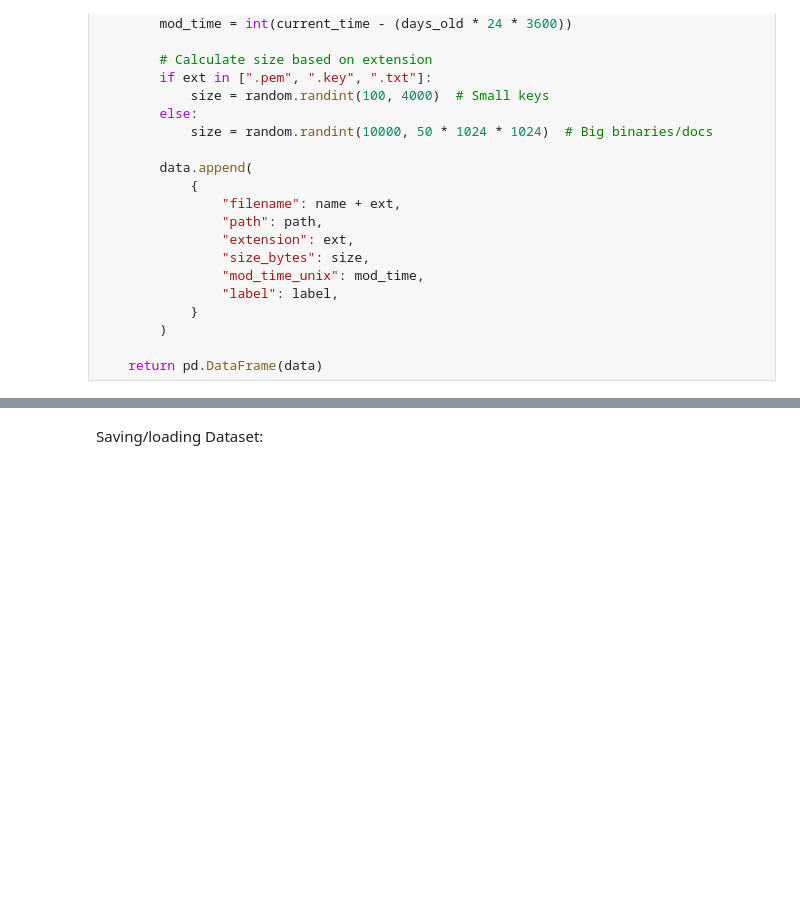
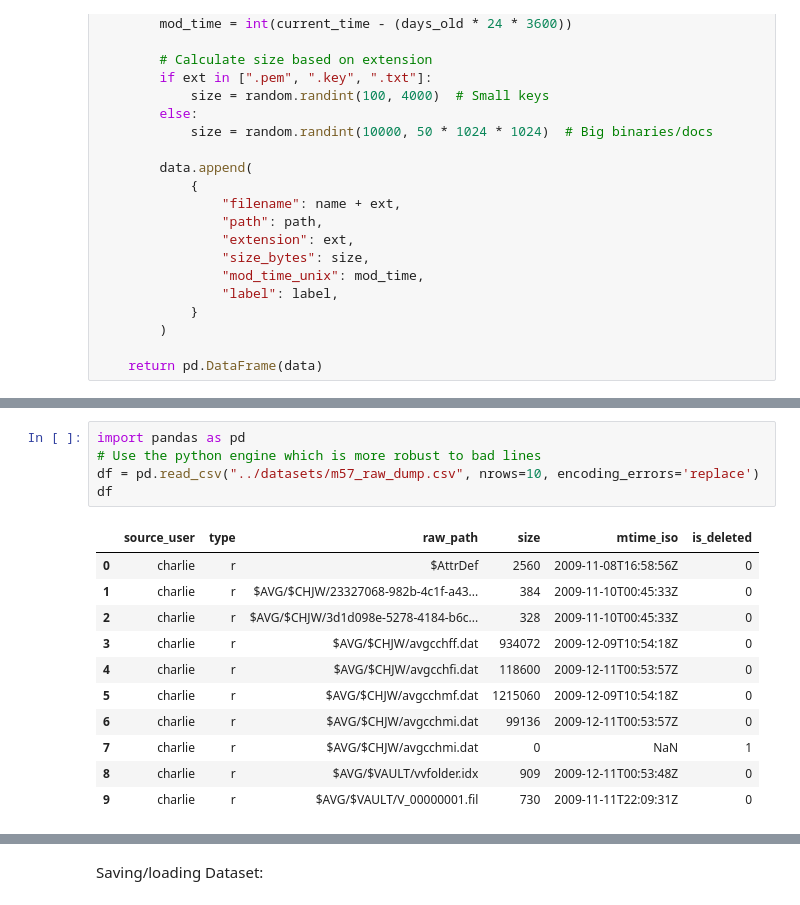
Before and after one commit to Crashededed/ML-Powered_File_Prioritization_Engine, a Jupyter notebook: src/CyberProjectDataset.ipynb, the cells around one changed output, grey strips where cells are left out. Drawn from its saved outputs; the diff is of its cells as text; blank space fills up the shorter version.

```diff
--- a/src/CyberProjectDataset.ipynb
+++ b/src/CyberProjectDataset.ipynb
@@ -119,0 +220,17 @@ def generate_dataset():
+# %%
+import pandas as pd
+# Use the python engine which is more robust to bad lines
+df = pd.read_csv("../datasets/m57_raw_dump.csv", nrows=10, encoding_errors='replace')
+df
+# %% [output]
+|  | source_user | type | raw_path | size | mtime_iso | is_deleted |
+| 0 | charlie | r | $AttrDef | 2560 | 2009-11-08T16:58:56Z | 0 |
+| 1 | charlie | r | $AVG/$CHJW/23327068-982b-4c1f-a43... | 384 | 2009-11-10T00:45:33Z | 0 |
+| 2 | charlie | r | $AVG/$CHJW/3d1d098e-5278-4184-b6c... | 328 | 2009-11-10T00:45:33Z | 0 |
+| 3 | charlie | r | $AVG/$CHJW/avgcchff.dat | 934072 | 2009-12-09T10:54:18Z | 0 |
+| 4 | charlie | r | $AVG/$CHJW/avgcchfi.dat | 118600 | 2009-12-11T00:53:57Z | 0 |
+| 5 | charlie | r | $AVG/$CHJW/avgcchmf.dat | 1215060 | 2009-12-09T10:54:18Z | 0 |
+| 6 | charlie | r | $AVG/$CHJW/avgcchmi.dat | 99136 | 2009-12-11T00:53:57Z | 0 |
+| 7 | charlie | r | $AVG/$CHJW/avgcchmi.dat | 0 | NaN | 1 |
+| 8 | charlie | r | $AVG/$VAULT/vvfolder.idx | 909 | 2009-12-11T00:53:48Z | 0 |
+| 9 | charlie | r | $AVG/$VAULT/V_00000001.fil | 730 | 2009-11-11T22:09:31Z | 0 |
```
Also changed, not shown: parts of 5 cells of this notebook, 2 other files.
